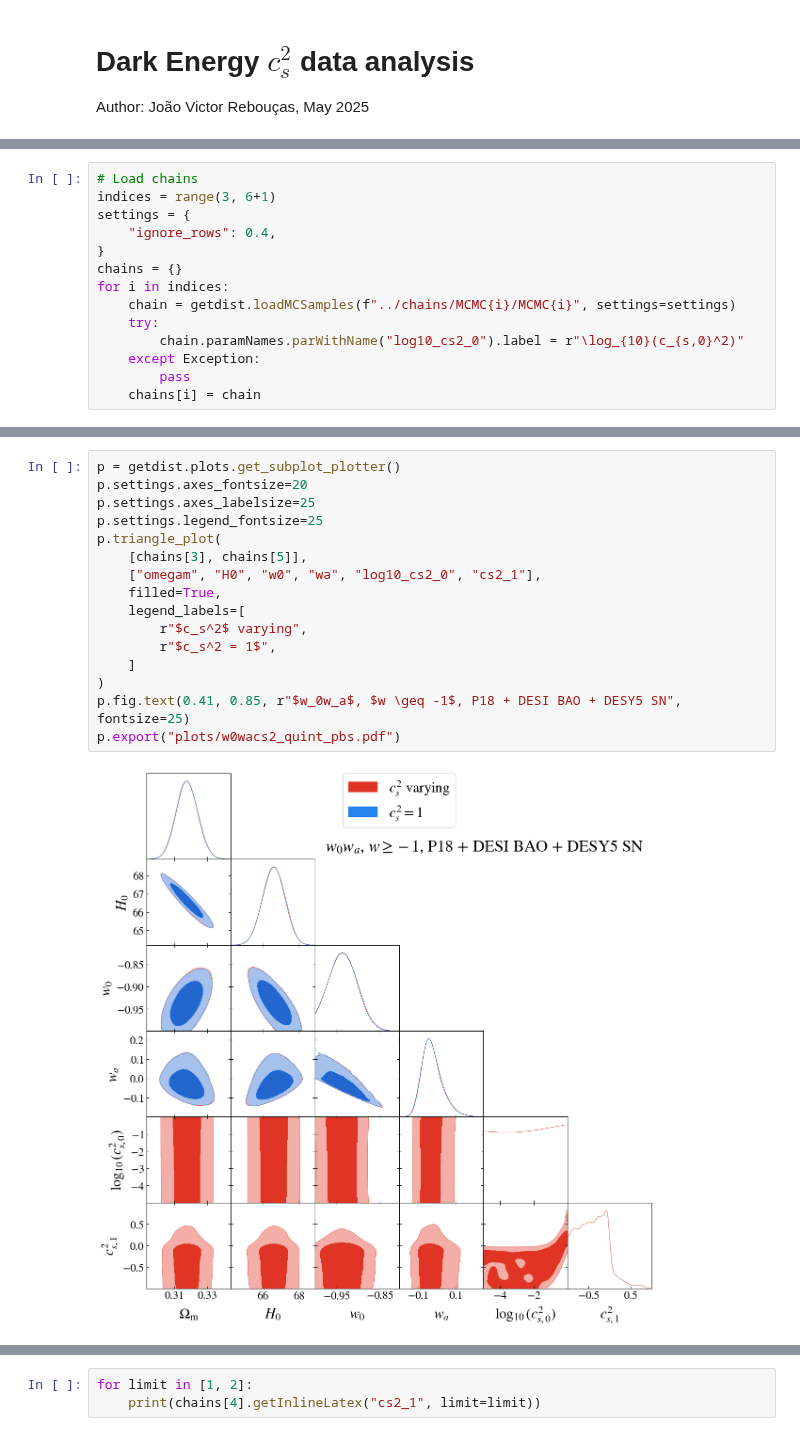
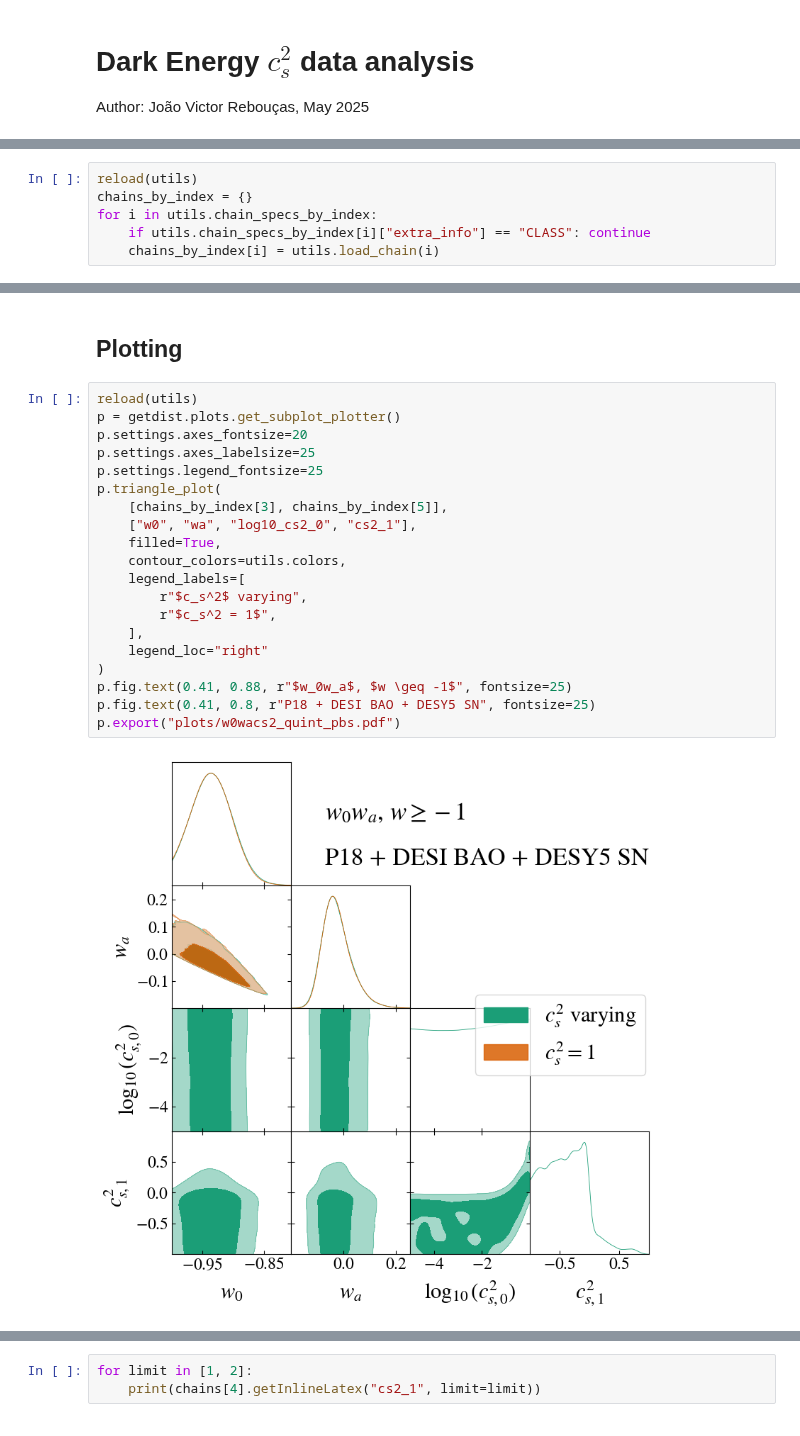
Before and after one commit to joaoreboucas1/cs2-project, a Jupyter notebook: analysis/analysis.ipynb, the cells around one changed output, grey strips where cells are left out. Drawn from its saved outputs; the diff is of its cells as text.

```diff
--- a/analysis/analysis.ipynb
+++ b/analysis/analysis.ipynb
@@ -13,14 +19,6 @@ mpl.rcParams['font.family'] = "STIXGeneral"
 # %%
-# Load chains
-indices = range(3, 6+1)
-settings = {
-    "ignore_rows": 0.4,
-}
-chains = {}
-for i in indices:
-    chain = getdist.loadMCSamples(f"../chains/MCMC{i}/MCMC{i}", settings=settings)
-    try:
-        chain.paramNames.parWithName("log10_cs2_0").label = r"\log_{10}(c_{s,0}^2)"
-    except Exception:
-        pass
-    chains[i] = chain
+reload(utils)
+chains_by_index = {}
+for i in utils.chain_specs_by_index:
+    if utils.chain_specs_by_index[i]["extra_info"] == "CLASS": continue
+    chains_by_index[i] = utils.load_chain(i)
@@ -27,19 +43,25 @@ for i in indices:
+# %% [markdown]
+## Plotting
 # %%
+reload(utils)
 p = getdist.plots.get_subplot_plotter()
 p.settings.axes_fontsize=20
 p.settings.axes_labelsize=25
 p.settings.legend_fontsize=25
 p.triangle_plot(
-    [chains[3], chains[5]],
-    ["omegam", "H0", "w0", "wa", "log10_cs2_0", "cs2_1"],
+    [chains_by_index[3], chains_by_index[5]],
+    ["w0", "wa", "log10_cs2_0", "cs2_1"],
     filled=True,
+    contour_colors=utils.colors,
     legend_labels=[
         r"$c_s^2$ varying",
         r"$c_s^2 = 1$",
-    ]
+    ],
+    legend_loc="right"
 )
-p.fig.text(0.41, 0.85, r"$w_0w_a$, $w \geq -1$, P18 + DESI BAO + DESY5 SN", fontsize=25)
+p.fig.text(0.41, 0.88, r"$w_0w_a$, $w \geq -1$", fontsize=25)
+p.fig.text(0.41, 0.8, r"P18 + DESI BAO + DESY5 SN", fontsize=25)
 p.export("plots/w0wacs2_quint_pbs.pdf")
 # %% [output]
-[figure, old version]
+[figure, new version]
 # %%
```
Also changed, not shown: parts of 4 cells of this notebook, 6 other files.
